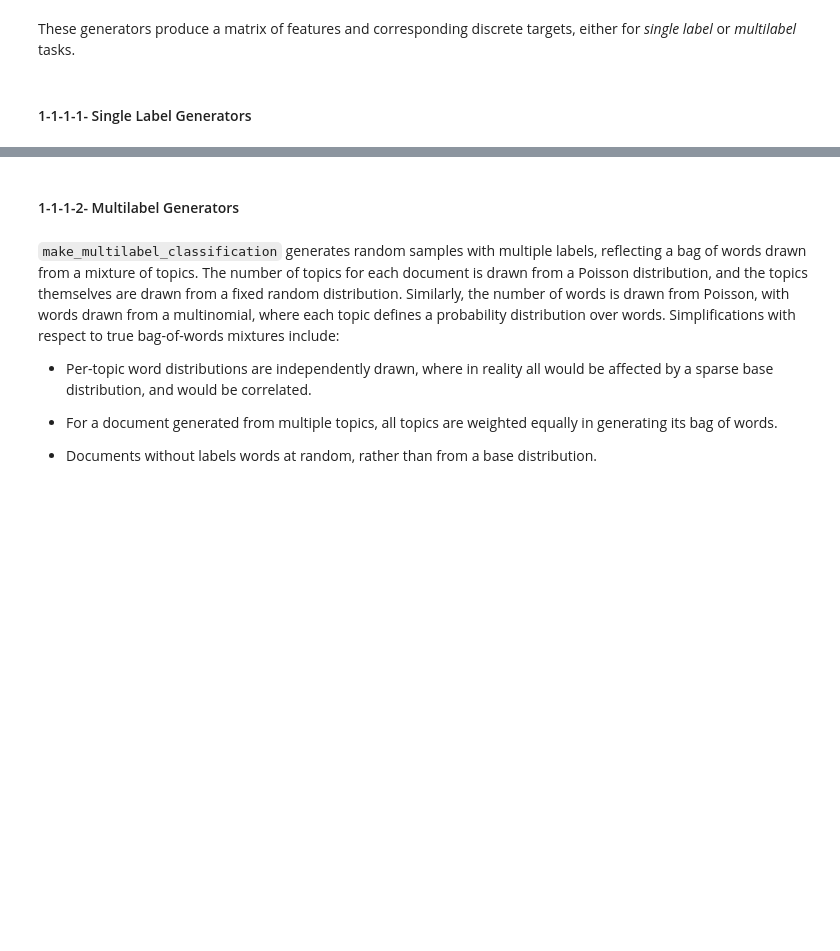
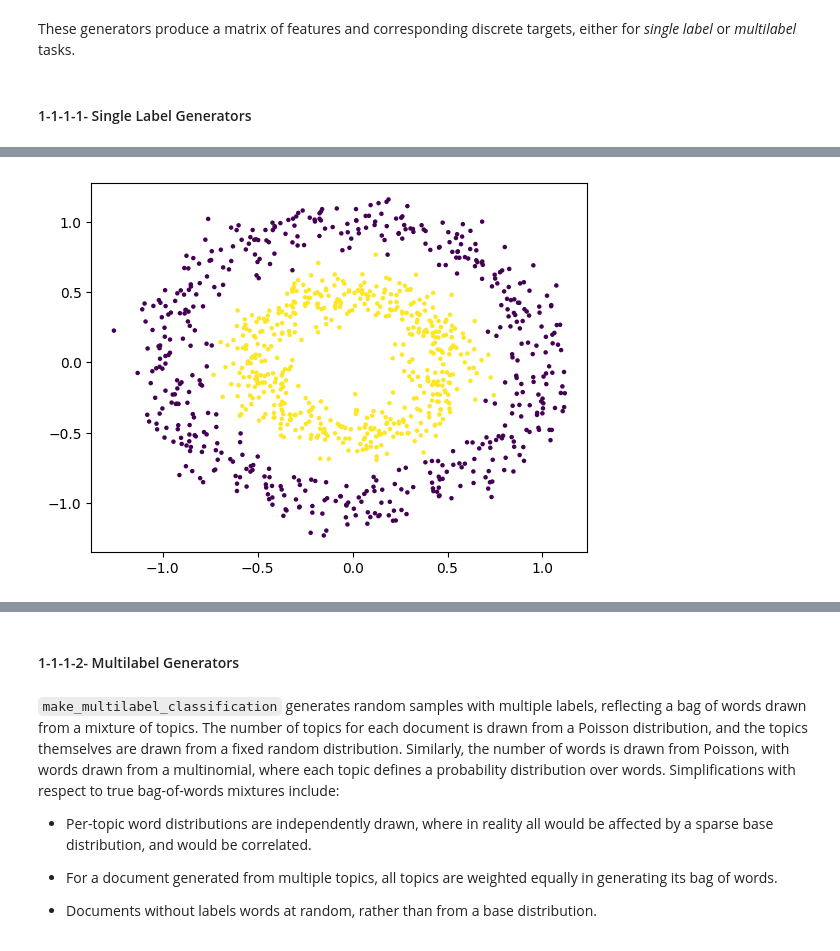
Before and after one commit to tabaraei/Data-Science-Toolkit, a Jupyter notebook: Scikit-Learn.ipynb, the cells around one changed output, grey strips where cells are left out. Cells and saved outputs as stored; diff of their text form; code cells hidden in the pictures; blank space fills up the shorter version.

```diff
--- a/Scikit-Learn.ipynb
+++ b/Scikit-Learn.ipynb
@@ -41,0 +73,8 @@ plt.scatter(X[:, 0], X[:, 1], c=y, s=5);
+# %%
+from sklearn.datasets import make_circles
+import matplotlib.pyplot as plt
+
+X, y = make_circles(n_samples=1000, noise=0.1, factor=0.5, random_state=42)
+plt.scatter(X[:, 0], X[:, 1], c=y, s=5);
+# %% [output]
+[figure, added]
```
Also changed, not shown: parts of 6 cells of this notebook.
